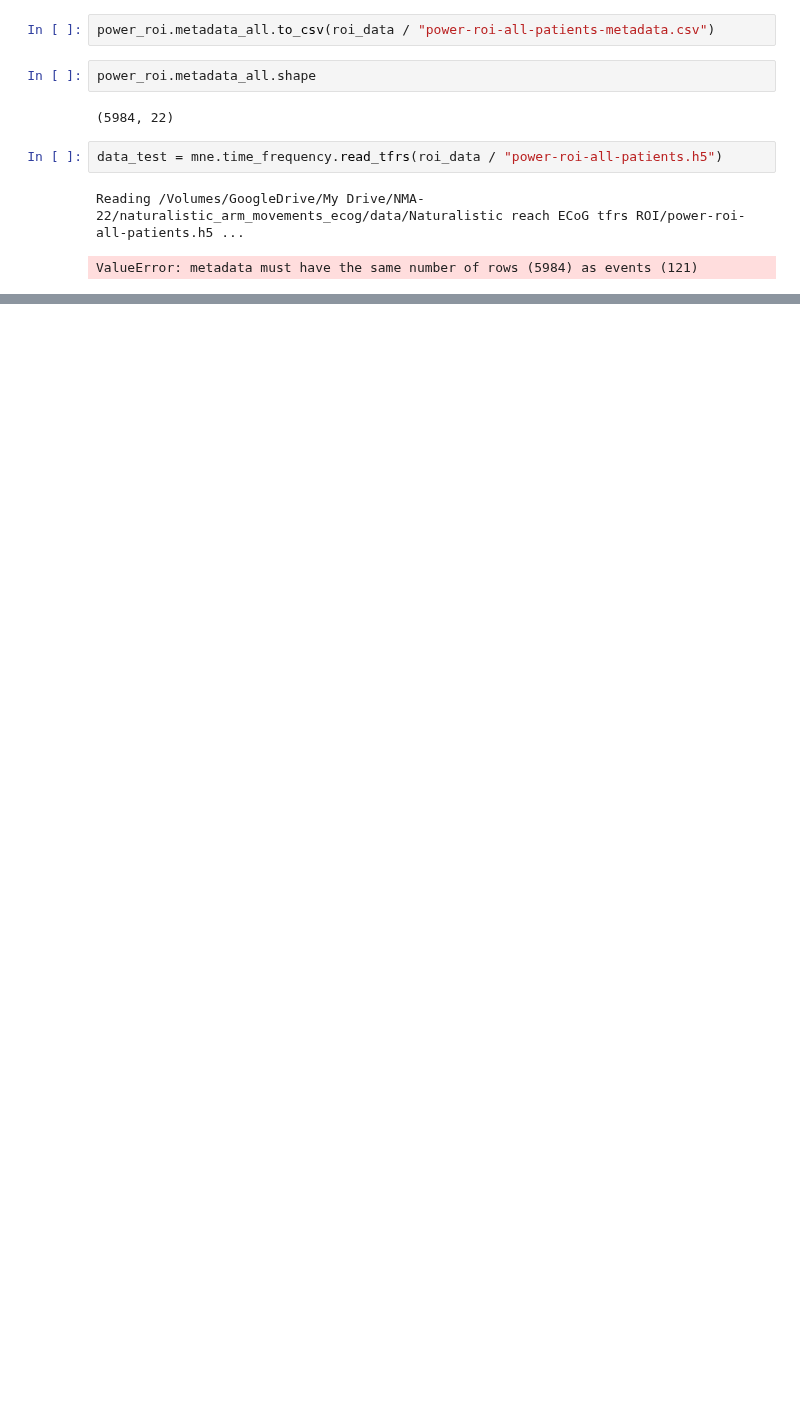
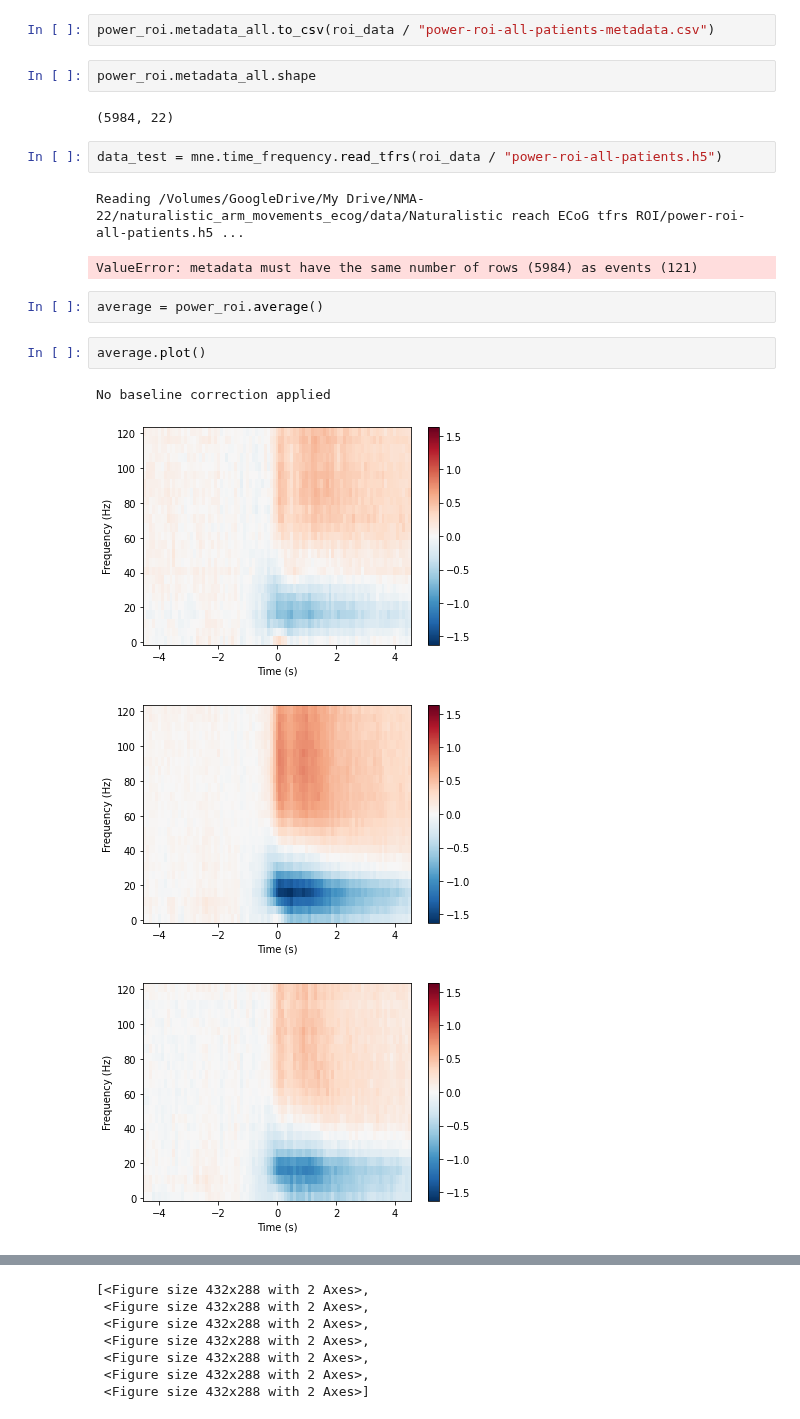
Before and after one commit to NevVerVer/Neuromatch_2022_EcoG_movements, a Jupyter notebook: pipeline/3_naturalistic_arm_movements_ecog_dataset.ipynb, the cells around one changed output, grey strips where cells are left out. Drawn from its saved outputs; the diff is of its cells as text; blank space fills up the shorter version.

Commit message:
add figures

```diff
--- a/pipeline/3_naturalistic_arm_movements_ecog_dataset.ipynb
+++ b/pipeline/3_naturalistic_arm_movements_ecog_dataset.ipynb
@@ -234,3 +234,12 @@ data_test = mne.time_frequency.read_tfrs(roi_data / "power-roi-all-patients.h5")
 # %% [output]
 Reading /Volumes/GoogleDrive/My Drive/NMA-22/naturalistic_arm_movements_ecog/data/Naturalistic reach ECoG tfrs ROI/power-roi-all-patients.h5 ...
 ValueError: metadata must have the same number of rows (5984) as events (121)
+# %%
+average = power_roi.average()
+# %%
+average.plot()
+# %% [output]
+No baseline correction applied
+[figure, added]
+[figure, added]
+[figure, added]
@@ -236,0 +250,7 @@ ValueError: metadata must have the same number of rows (5984) as events (121)
+[<Figure size 432x288 with 2 Axes>,
+ <Figure size 432x288 with 2 Axes>,
+ <Figure size 432x288 with 2 Axes>,
+ <Figure size 432x288 with 2 Axes>,
+ <Figure size 432x288 with 2 Axes>,
+ <Figure size 432x288 with 2 Axes>,
+ <Figure size 432x288 with 2 Axes>]
```
Also changed, not shown: parts of 1 cell of this notebook.
